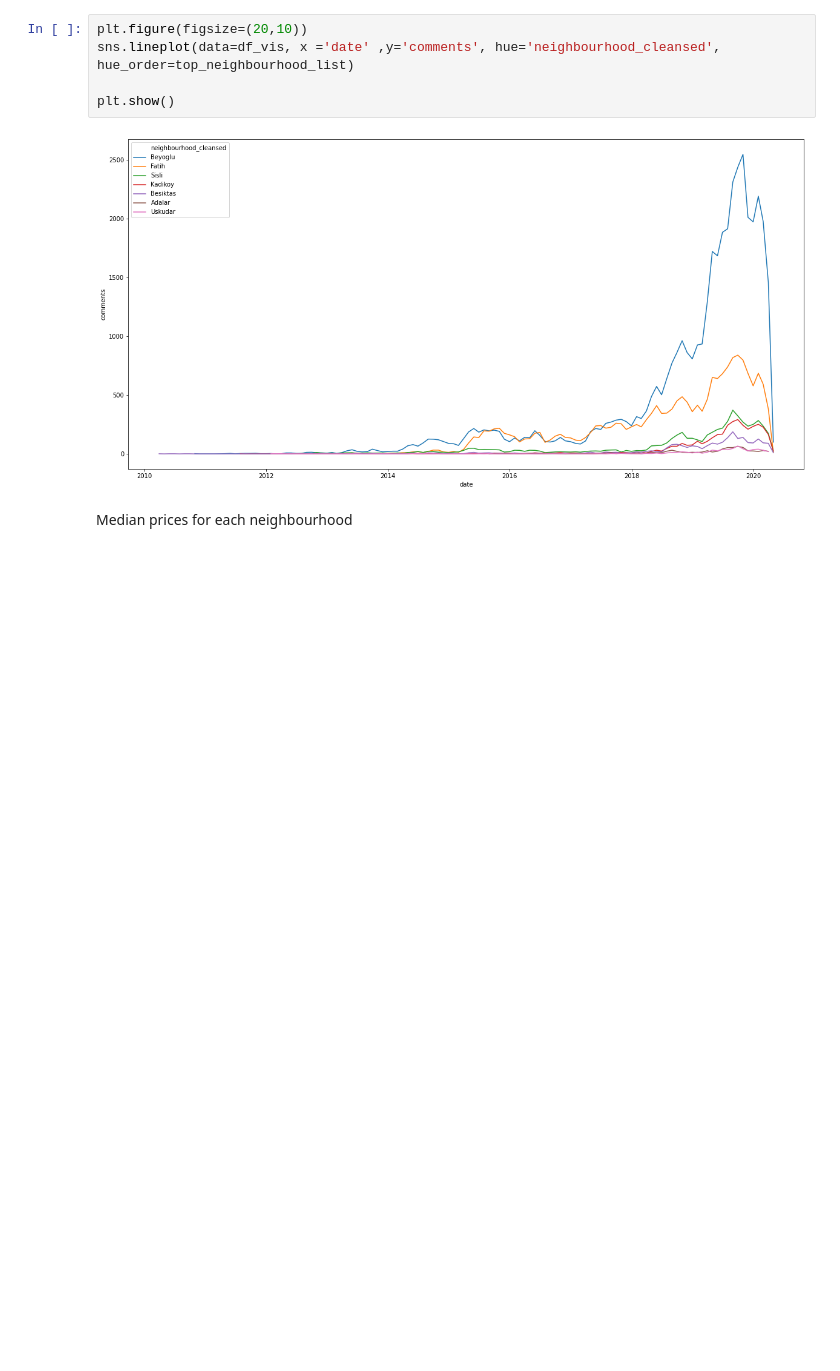
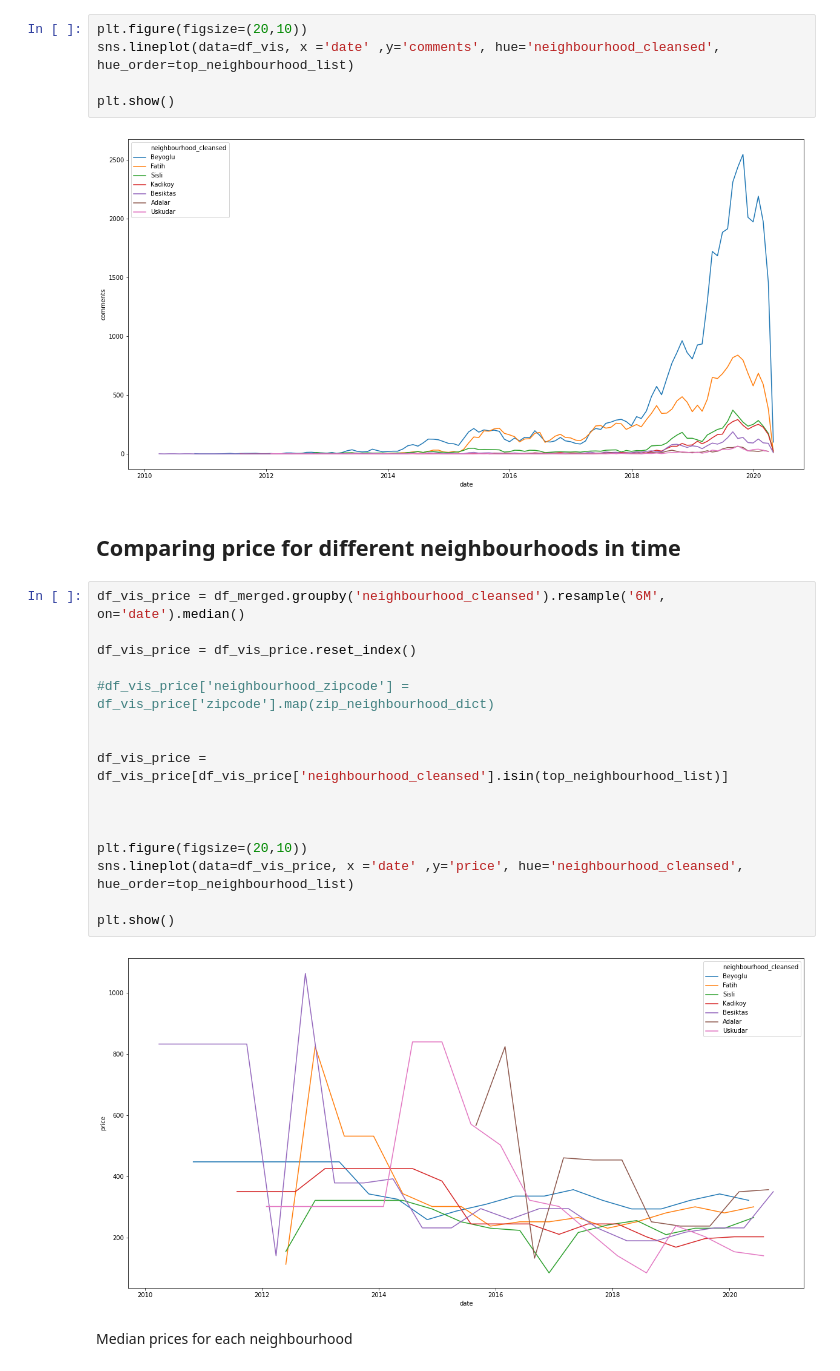
Before and after one commit to OzanGenc/Airbnb-Istanbul-ReviewScorePrediction, a Jupyter notebook: WordCloud.ipynb, the cells around one changed output. Cells and saved outputs as stored; diff of their text form; blank space fills up the shorter version.

```diff
--- a/WordCloud.ipynb
+++ b/WordCloud.ipynb
@@ -173,6 +173,26 @@ sns.lineplot(data=df_vis, x ='date' ,y='comments', hue='neighbourhood_cleansed',
 plt.show()
 # %% [output]
 [figure]
+# %% [markdown]
+## Comparing price for different neighbourhoods in time
+# %%
+df_vis_price = df_merged.groupby('neighbourhood_cleansed').resample('6M', on='date').median()
+
+df_vis_price = df_vis_price.reset_index()
+
+#df_vis_price['neighbourhood_zipcode'] = df_vis_price['zipcode'].map(zip_neighbourhood_dict)
+
+
+df_vis_price = df_vis_price[df_vis_price['neighbourhood_cleansed'].isin(top_neighbourhood_list)]
+
+
+
+plt.figure(figsize=(20,10))
+sns.lineplot(data=df_vis_price, x ='date' ,y='price', hue='neighbourhood_cleansed', hue_order=top_neighbourhood_list)
+
+plt.show()
+# %% [output]
+[figure, added]
 # %% [markdown]
 Median prices for each neighbourhood
 # %%
```
Also changed, not shown: parts of 34 cells of this notebook.
